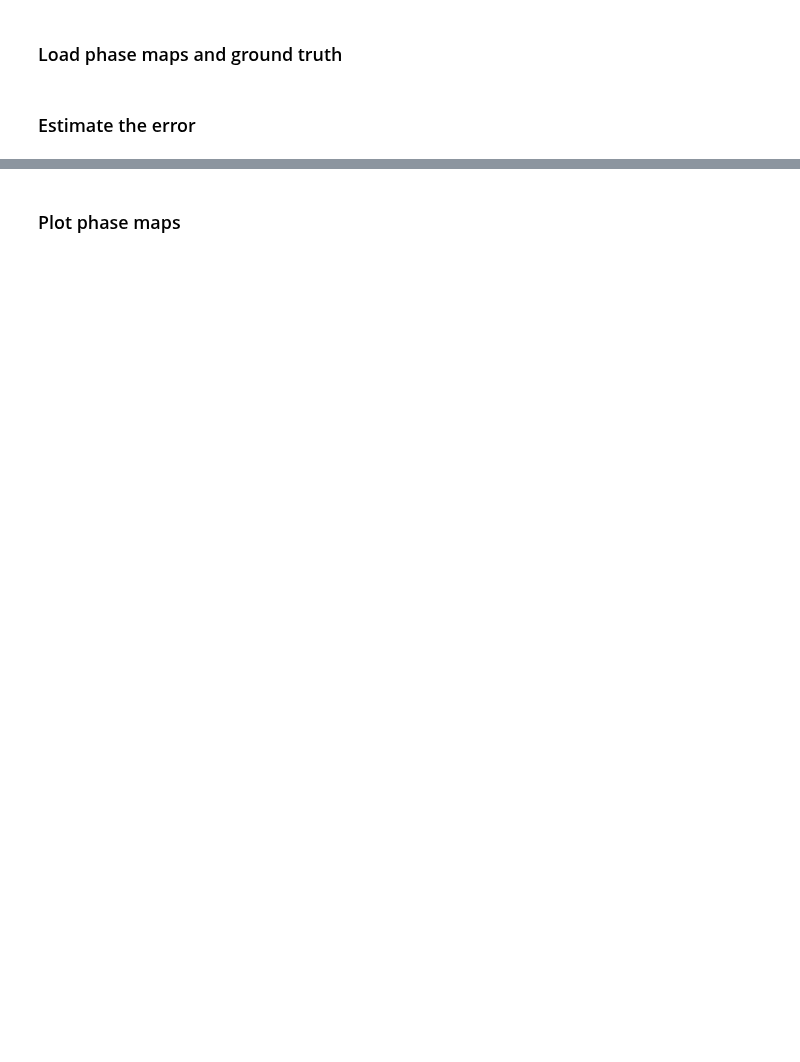
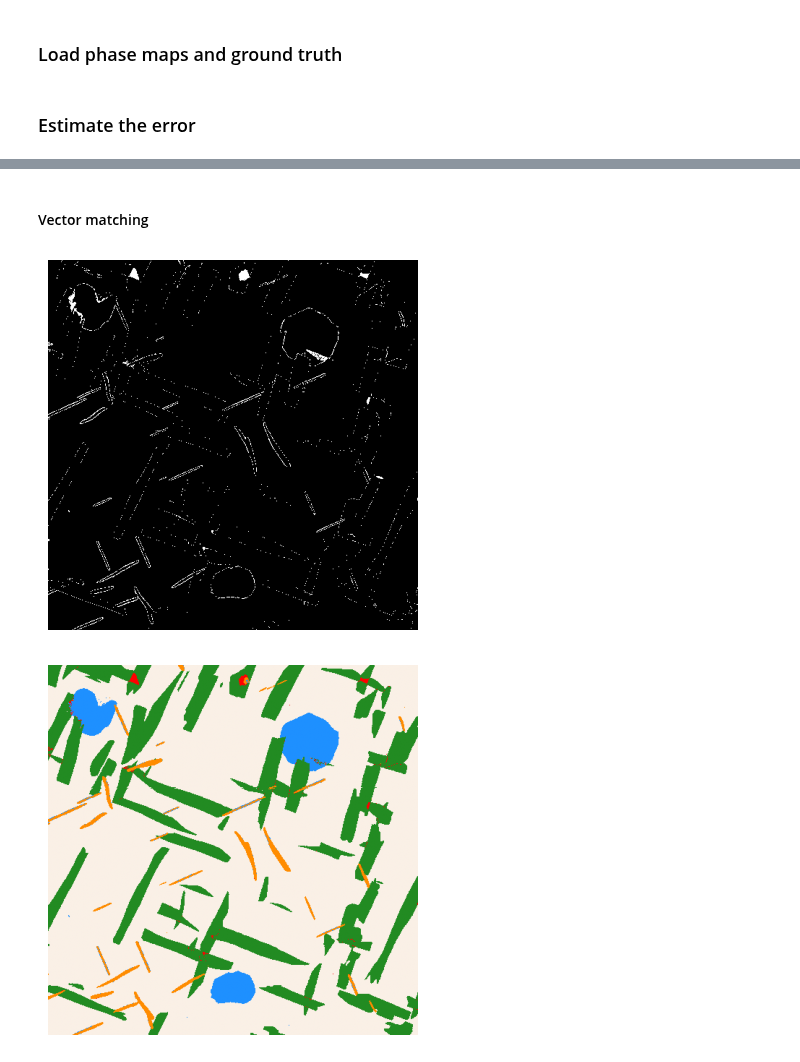
Before and after one commit to elisathr/SPED-phase-mapping, a Jupyter notebook: Determine_accuracy.ipynb, the cells around one changed output, grey strips where cells are left out. Saved outputs shown, nothing was run; the diff lists cells and outputs as text; code cells hidden in the pictures; blank space fills up the shorter version.

```diff
--- a/Determine_accuracy.ipynb
+++ b/Determine_accuracy.ipynb
@@ -58,10 +84,0 @@ plt.savefig(directory + file_name, transparent = True, bbox_inches = 'tight', pa
-# %% [markdown]
-### Plot phase maps
-# %%
-from matplotlib.colors import to_rgba
-from matplotlib.colors import LinearSegmentedColormap
-
-color_names = ['linen', 'darkorange', 'dodgerblue', 'forestgreen']
-colors = [to_rgba(c) for c in color_names]
-
-cmap = LinearSegmentedColormap.from_list('gt_cmap', colors, N=len(color_names))
@@ -107,0 +85,28 @@ plt.savefig(directory + file_name, transparent = True, bbox_inches = 'tight', pa
+# %% [markdown]
+#### Vector matching
+# %%
+img = diff_vector
+file_name = '/datasetA_diff_vectors.png'
+directory = r'.\Data\Outputs'
+
+fig,ax = plt.subplots()
+ax.axis('off')
+ax.imshow(img, cmap='Greys')
+plt.savefig(directory + file_name, transparent = True, bbox_inches = 'tight', pad_inches = 0, dpi=300)
+
+img = phase_map_vector.data
+file_name = '/datasetA_phasemap_vectors.png'
+
+img_flatten = img.flatten()
+image = np.zeros((512*512,4))
+for i in range(len(color_names)):
+    mask = img_flatten == i
+    image[mask] = colors[i]
+image = image.reshape((512,512,4))
+fig,ax = plt.subplots()
+ax.axis('off')
+ax.imshow(image, cmap=cmap)
+plt.savefig(directory + file_name, transparent = True, bbox_inches = 'tight', pad_inches = 0, dpi=300)
+# %% [output]
+[figure, added]
+[figure, added]
```
Also changed, not shown: parts of 12 cells of this notebook.
